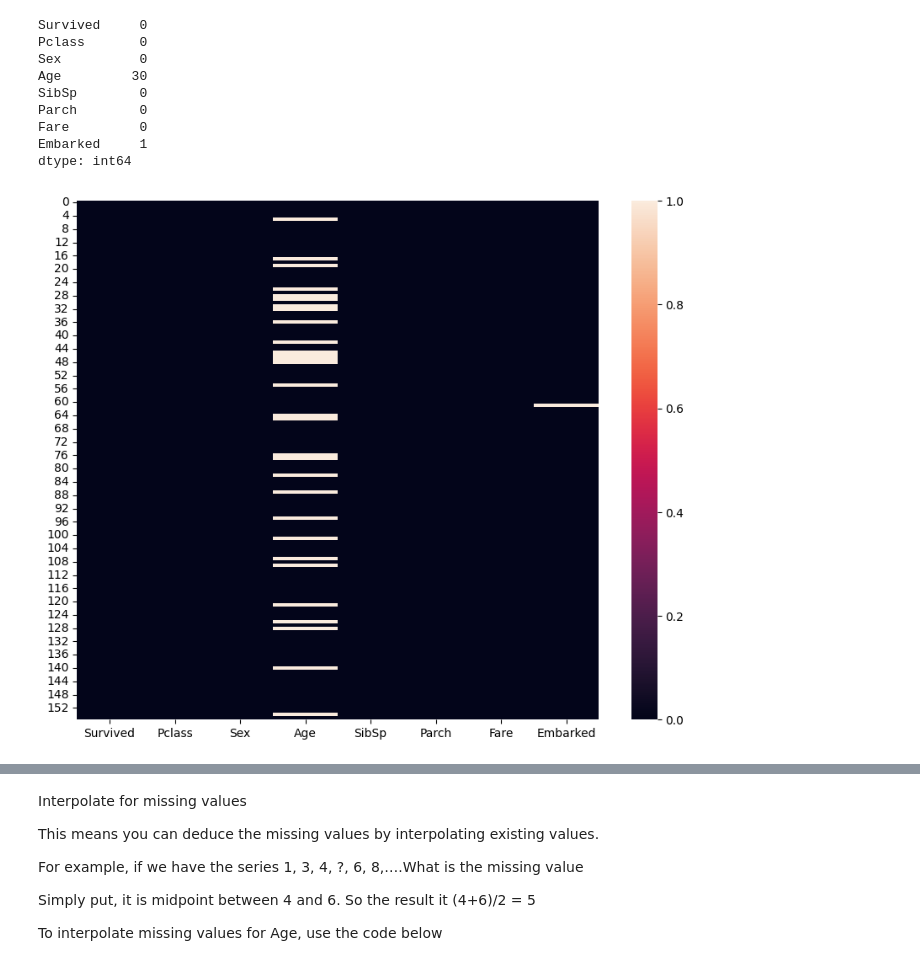
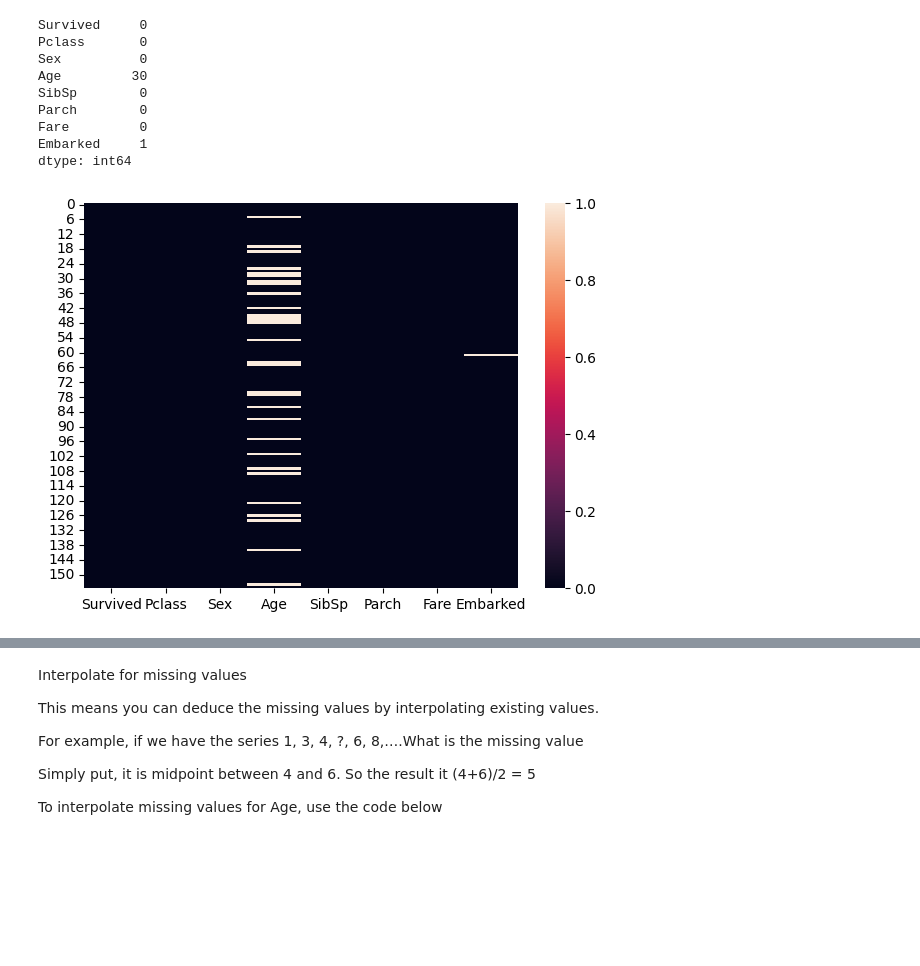
Before and after one commit to Frenz86/machine-learning-course, a Jupyter notebook: python/Lez12/1Titanic_complete.ipynb, the cells around one changed output, grey strips where cells are left out. Drawn from its saved outputs; the diff is of its cells as text; code cells hidden in the pictures; blank space fills up the shorter version.

```diff
--- a/python/Lez12/1Titanic_complete.ipynb
+++ b/python/Lez12/1Titanic_complete.ipynb
@@ -124,8 +147,8 @@ Fare         0
 Embarked     1
 dtype: int64
 # %%
-plt.figure(figsize=(10,8))
+plt.figure(figsize=(7,5))
 sns.heatmap(df.isnull());
 # %% [output]
-[figure, old version]
+[figure, new version]
 # %% [markdown]
```
Also changed, not shown: parts of 26 cells of this notebook, 2 other files.
